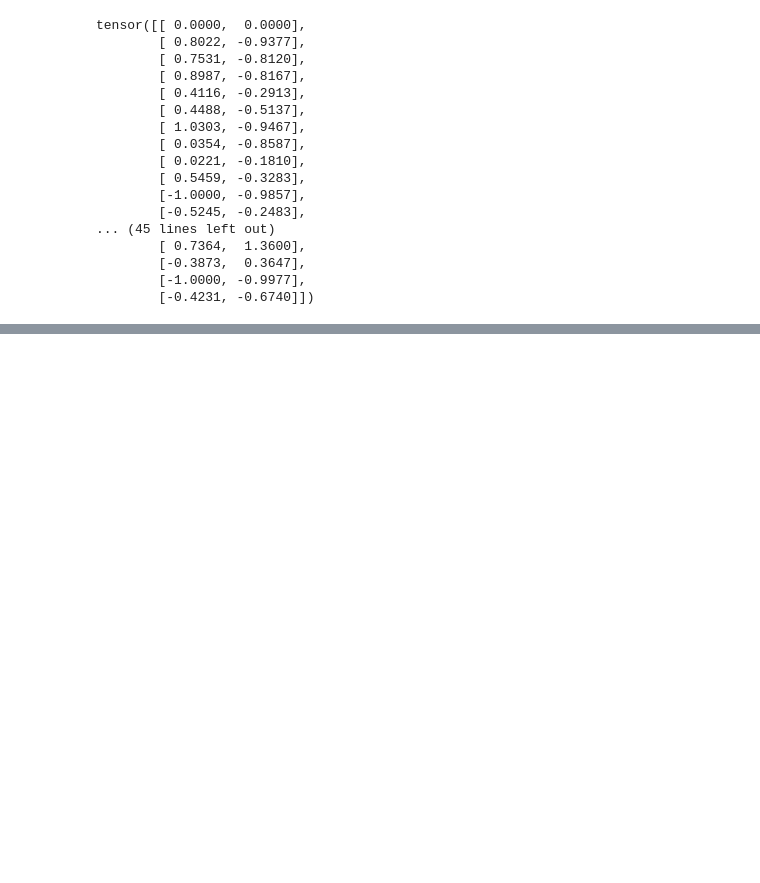
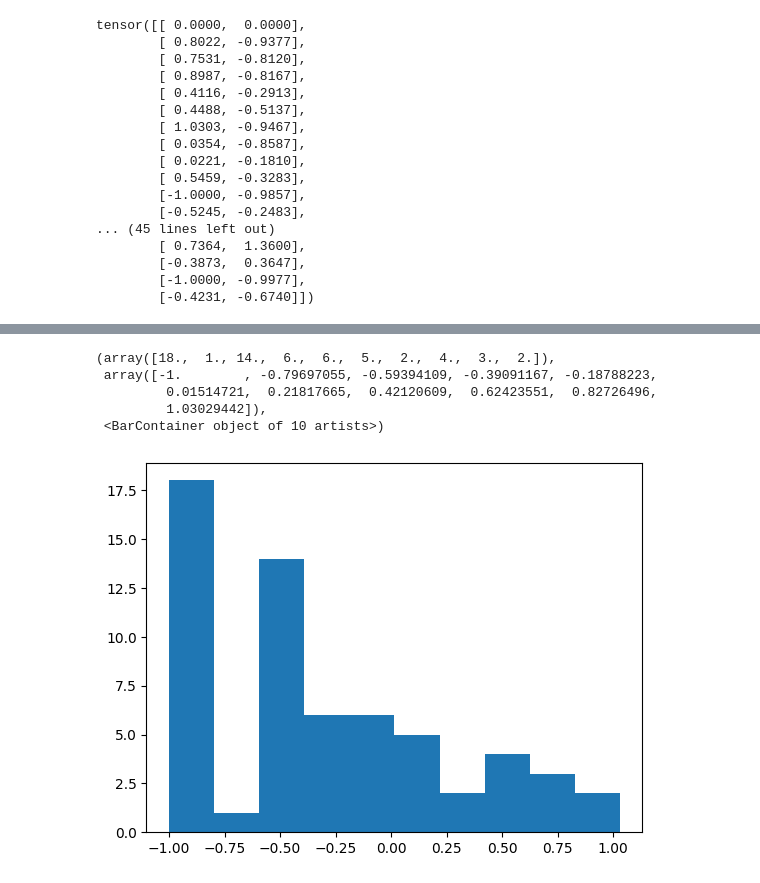
Before and after one commit to Anjum48/icecube-neutrinos-in-deep-ice, a Jupyter notebook: notebooks/distance_from_previous_pulse.ipynb, the cells around one changed output, grey strips where cells are left out. Cells and saved outputs as stored; diff of their text form; code cells hidden in the pictures; blank space fills up the shorter version.

```diff
--- a/notebooks/distance_from_previous_pulse.ipynb
+++ b/notebooks/distance_from_previous_pulse.ipynb
@@ -144,6 +144,7 @@ xyz = data.x[:, :3]
 
 n_nodes = xyz.shape[0]
 mat = pairwise_euclidean_distance(xyz) + torch.eye(data.n_pulses) * 1000
+mat = (mat - 0.5) / 0.5
 prev = []
 
 for i in range(data.n_pulses):
@@ -155,7 +156,7 @@ for i in range(data.n_pulses):
 #         prev.append([masked_mat[i].min()])
 
         idx = torch.argmin(masked_mat)
-        d = (masked_mat[idx] - 0.5) / 0.5
+        d = masked_mat[idx]
         t_delta = (t[i] - t[idx] - 0.1) / 0.1
         prev.append([d, t_delta])
 
@@ -181,3 +182,22 @@ tensor([[ 0.0000,  0.0000],
         [-0.3873,  0.3647],
         [-1.0000, -0.9977],
         [-0.4231, -0.6740]])
+# %%
+# Data objects no not preserve order, so need to sort by time
+t, indices = torch.sort(data.x[:, 3])
+data.x = data.x[indices]
+
+xyz = data.x[:, :3]
+
+n_nodes = xyz.shape[0]
+mat = pairwise_euclidean_distance(xyz) + torch.triu(torch.ones_like(mat)) * 1000
+
+
+dists, idx = mat.min(1)
+dists = (dists - 0.5) / 0.5
+t_delta = (t - t[idx] - 0.1) / 0.1
+
+prev = torch.stack([dists, t_delta], dim=-1)
+prev[0] = 0
+
+prev
@@ -183,0 +222,11 @@ tensor([[ 0.0000,  0.0000],
+# %%
+dists = prev[:, 0]
+# %%
+plt.hist(dists)
+# %% [output]
+(array([18.,  1., 14.,  6.,  6.,  5.,  2.,  4.,  3.,  2.]),
+ array([-1.        , -0.79697055, -0.59394109, -0.39091167, -0.18788223,
+         0.01514721,  0.21817665,  0.42120609,  0.62423551,  0.82726496,
+         1.03029442]),
+ <BarContainer object of 10 artists>)
+[figure, added]
```
Also changed, not shown: parts of 13 cells of this notebook, 3 other files.
